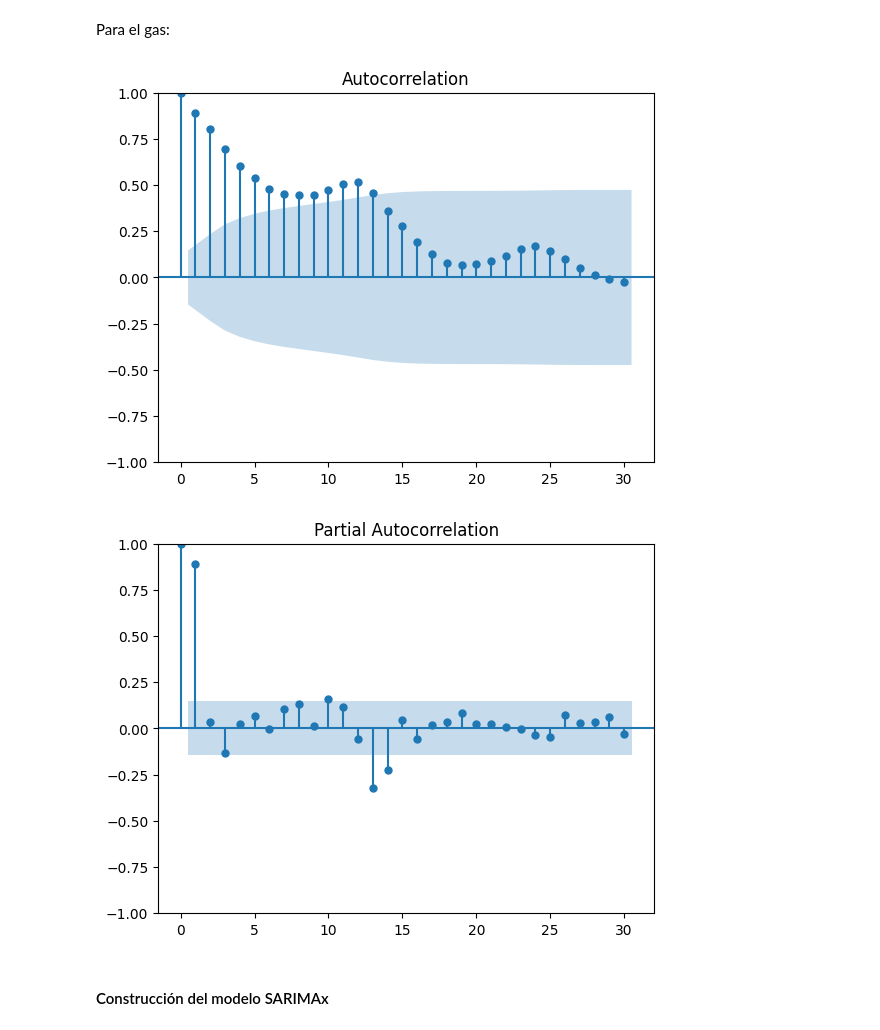
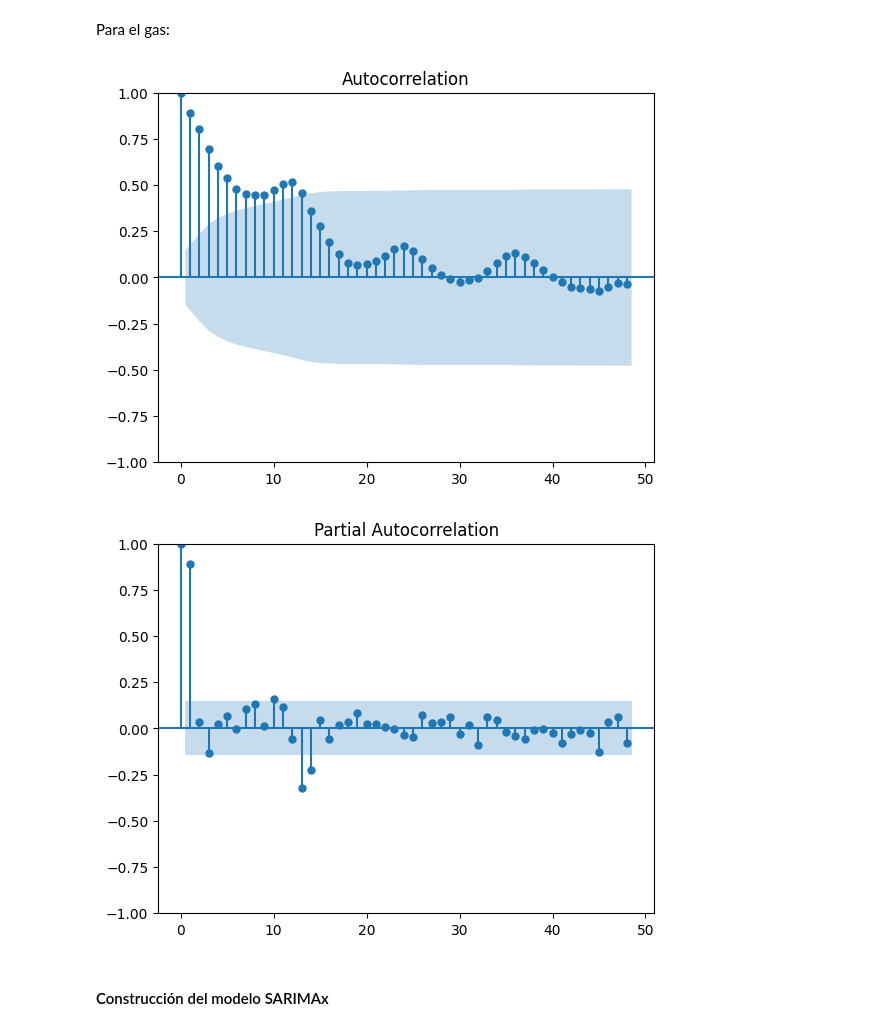
Before and after one commit to contepablod/ML_Bourbaki, a Jupyter notebook: Semana4/ARIMA_vs_Prophet_vs_LSTM.ipynb, the cells around one changed output. Saved outputs shown, nothing was run; the diff lists cells and outputs as text; code cells hidden in the pictures.

```diff
--- a/Semana4/ARIMA_vs_Prophet_vs_LSTM.ipynb
+++ b/Semana4/ARIMA_vs_Prophet_vs_LSTM.ipynb
@@ -327,4 +347,6 @@ Los datos son estacionarios.
 #### ACF y PACF
 # %% [markdown]
 Para el petróleo:
+# %%
+lag=48
 # %%
@@ -344,12 +366,12 @@ plt.show()
 # %% [markdown]
 Para el gas:
 # %%
-plot_acf(df["produccion_gas_promedio_dia_Mm3"], lags=30)
-plot_pacf(df["produccion_gas_promedio_dia_Mm3"], lags=30)
+plot_acf(df["produccion_gas_promedio_dia_Mm3"], lags=lag)
+plot_pacf(df["produccion_gas_promedio_dia_Mm3"], lags=lag)
 plt.show()
 # %% [output]
-[figure, old version]
+[figure, new version]
-[figure, old version]
+[figure, new version]
 # %% [markdown]
 #### Construcción del modelo SARIMAx
 # %% [markdown]
```
Also changed, not shown: parts of 46 cells of this notebook, 1 other file.
